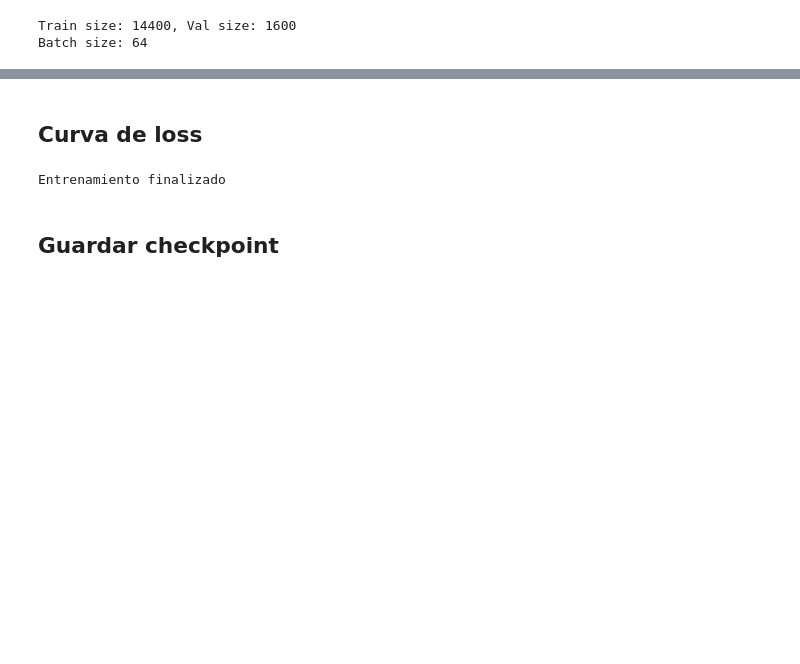
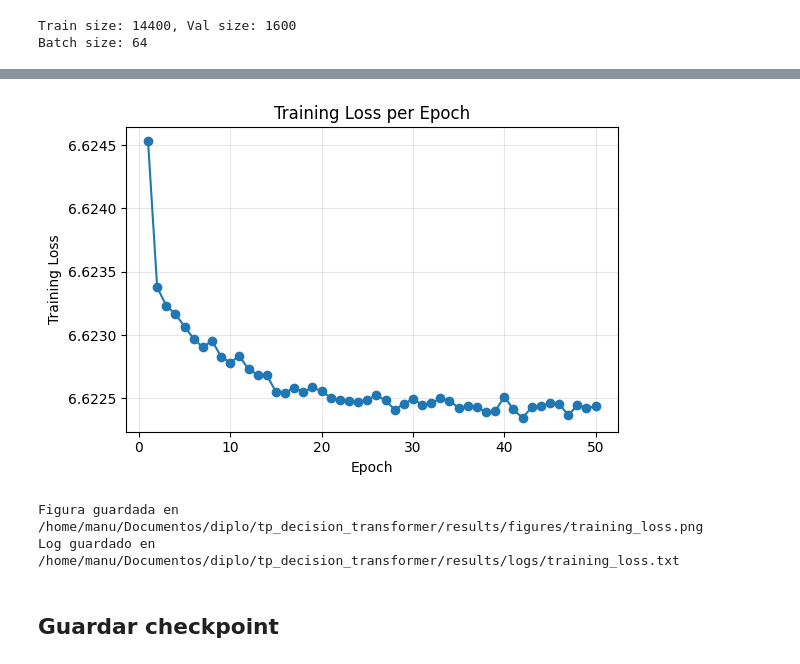
Before and after one commit to manulopezw/reinforce-learning-tp2, a Jupyter notebook: notebooks/02_training.ipynb, the cells around one changed output, grey strips where cells are left out. Drawn from its saved outputs; the diff is of its cells as text; code cells hidden in the pictures; blank space fills up the shorter version.

Commit message:
metricas y graficos guardados previos a generar reporte.

```diff
--- a/notebooks/02_training.ipynb
+++ b/notebooks/02_training.ipynb
@@ -105,12 +110,11 @@ optimizer = torch.optim.Adam(model.parameters(), lr=learning_rate)
 # %%
 
-model = train_decision_transformer(
+model, train_history = train_decision_transformer(
     model,
     train_loader,
     optimizer,
     device,
     num_epochs=num_epochs,
+    return_history=True,
 )
-# trainer no retorna history en esta versión de referencia
-history = {'train_loss': [], 'val_loss': []}
 # %% [output]
@@ -133,11 +137,28 @@ Epoch 49/50, Loss: 6.6225
 Epoch 50/50, Loss: 6.6224
-# %% [markdown]
-
-## Curva de loss
-# %%
-
-# No hay history devuelto por el trainer de referencia; se omite la curva
-print('Entrenamiento finalizado')
-# %% [output]
-Entrenamiento finalizado
+# %%
+
+fig, ax = plt.subplots(figsize=(6,4))
+ax.plot(range(1, len(train_history)+1), train_history, marker='o')
+ax.set_xlabel('Epoch')
+ax.set_ylabel('Training Loss')
+ax.set_title('Training Loss per Epoch')
+ax.grid(True, alpha=0.3)
+plt.tight_layout()
+plt.show()
+
+fig_path = ROOT / 'results/figures/training_loss.png'
+fig_path.parent.mkdir(parents=True, exist_ok=True)
+fig.savefig(fig_path, dpi=300)
+print(f'Figura guardada en {fig_path}')
+
+log_path = ROOT / 'results/logs/training_loss.txt'
+log_path.parent.mkdir(parents=True, exist_ok=True)
+with log_path.open('w') as f:
+    for epoch, loss in enumerate(train_history, start=1):
+        f.write(f'Epoch {epoch}: {loss:.6f}\n')
+print(f'Log guardado en {log_path}')
+# %% [output]
+[figure, added]
+Figura guardada en /home/manu/Documentos/diplo/tp_decision_transformer/results/figures/training_loss.png
+Log guardado en /home/manu/Documentos/diplo/tp_decision_transformer/results/logs/training_loss.txt
 # %% [markdown]
```
Also changed, not shown: parts of 15 cells of this notebook, 13 other files.
